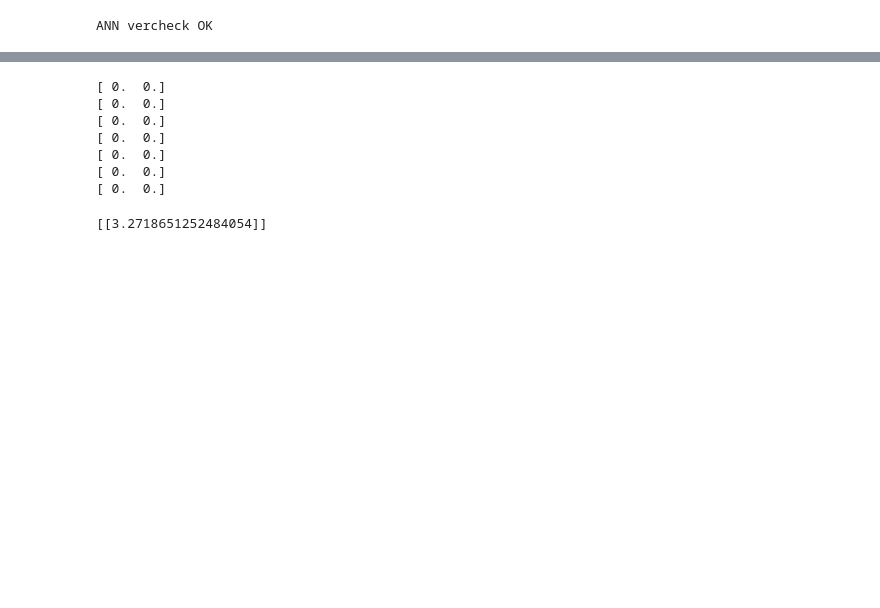
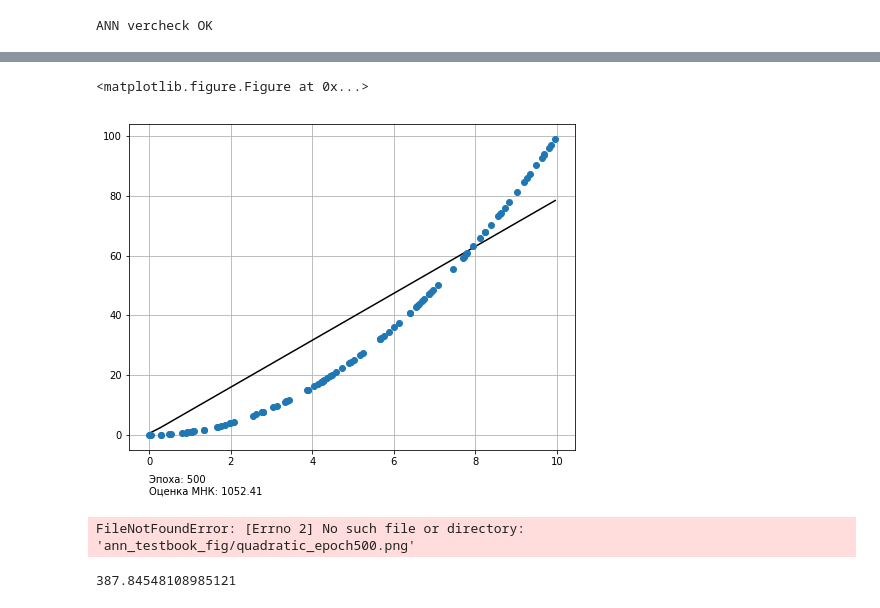
Before and after one commit to ateplovoz/ANN, a Jupyter notebook: ANN_testbook.ipynb, the cells around one changed output, grey strips where cells are left out. Saved outputs shown, nothing was run; the diff lists cells and outputs as text; code cells hidden in the pictures; blank space fills up the shorter version.

```diff
--- a/ANN_testbook.ipynb
+++ b/ANN_testbook.ipynb
@@ -21,8 +21,8 @@ ANN vercheck OK
 in_x = np.sort(np.random.random(100)*10)
 in_y = [item**2 for item in in_x]
 # %%
-ann3 = ann.NNetwork_test(1,15,1)
-ann3.nwgh_tune(1.,10.)
+ann3 = ann.NNetwork_test(1,6,1)
+ann3.nwgh_tune(1.,0.3)
 ann3.nacc_tune(0.005)
 ann3.nexs_tune(1)
 iterc = 0
@@ -29,33 +33,31 @@ iterc = 0
 # %%
-for _ in range(10):
+for _ in range(500):
     iterc += 1
     pick = np.random.randint(len(in_x))
     ann3.forward([in_x[pick]])
     ann3.getnetgrad([in_y[pick]])
     ann3.backward()
     ann3.ncommit()
 
     ann_in_y = [ann3.forward([item])[0][0] for item in in_x]
 
+mnk_crit = cc.sqdistance(ann_in_y, in_y)
 
-plt.figure()
-plt.plot(in_x, ann_in_y)
-plt.plot(in_x, in_y, '.')
+plt.figure(figsize=(8,6))
+plt.plot(in_x, ann_in_y, 'k-')
+plt.plot(in_x, in_y, 'o')
 plt.grid()
+
+plt.text(0, -20, u'Эпоха: {0}\nОценка МНК: {1:3.2f}'
+         .format(iterc, mnk_crit))
 plt.show()
-print(iterc)
+plt.savefig('ann_testbook_fig/quadratic_epoch{}'.format(iterc),
+            bbox_inches='tight')
+# %% [output]
+<matplotlib.figure.Figure at 0x...>
+[figure, added]
+FileNotFoundError: [Errno 2] No such file or directory: 'ann_testbook_fig/quadratic_epoch500.png'
-# %%
-for item in ann3.L1:
-    print(item.Vw.g)
-# %% [output]
-[ 0.  0.]
-[ 0.  0.]
-[ 0.  0.]
-[ 0.  0.]
-[ 0.  0.]
-[ 0.  0.]
-[ 0.  0.]
-# %%
-ann3.forward([0])
-# %% [output]
-[[3.2718651252484054]]
+# %%
+cc.sqdistance(in_y, ann_in_y)
+# %% [output]
+387.84548108985121
```
Also changed, not shown: parts of 3 cells of this notebook, 2 other files.
